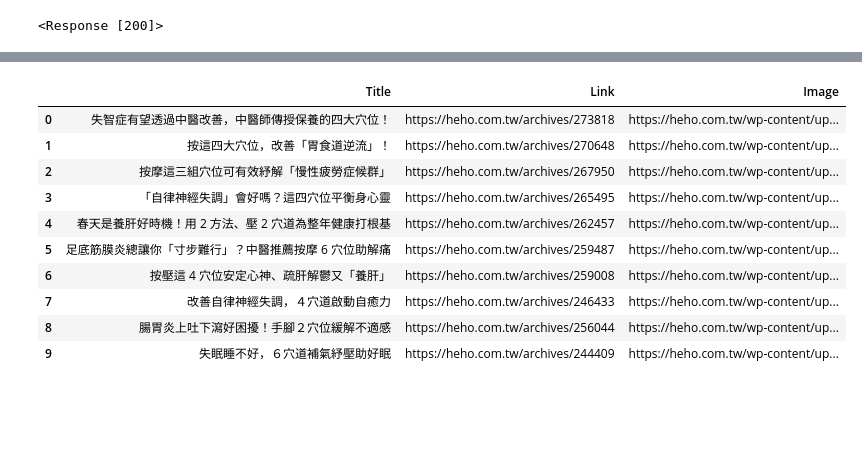
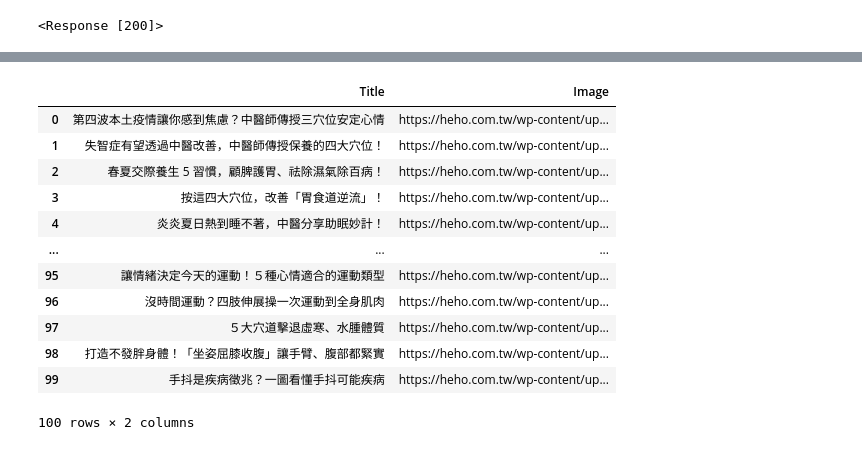
Before and after one commit to Lilyqq/PL, a Jupyter notebook: Dr.P/heho_Info_1.ipynb, the cells around one changed output, grey strips where cells are left out. Saved outputs shown, nothing was run; the diff lists cells and outputs as text; code cells hidden in the pictures; blank space fills up the shorter version.

```diff
--- a/Dr.P/heho_Info_1.ipynb
+++ b/Dr.P/heho_Info_1.ipynb
@@ -203,4 +174,6 @@ df
 # %%
+#先抓10頁的內容測試看看可不可以正確抓到資料
+
 import bs4
 max_pages = 10
 for page in range(1, max_pages + 1):
@@ -214,26 +187,21 @@ for page in range(1, max_pages + 1):
     root = bs4.BeautifulSoup(response.text, "html.parser")
 
     titles = root.find_all("h5", class_="post-title is-large")
-    links = root.find_all("a", class_="plain")
+
     images = root.find_all("img", class_="lazy-load attachment-medium size-medium wp-post-image")
 
-    for t, l, img  in zip(titles, links, images):
+    for t, img  in zip(titles, images):
 
-        if any(keyword in t.text for keyword in keywords):
+        # 標題
+        print("標題:", t.text)
 
-            # 標題
-            print("標題:", t.text)
 
-            # 連結
-            link = l.get('href')
-            print("連結:", link)
+        # 圖片
+        image = img.get('data-src')
+        if image is not None:
+            print("圖片:", image)
 
-            # 圖片
-            image = img.get('data-src')
-            if image is not None:
-                print("圖片:", image)
-
-            print()
+        print()
 
     print("-------------------第", page,"頁-------------------")
     print()
@@ -256,43 +224,45 @@ for page in range(1, max_pages + 1):
 
 -------------------第 10 頁-------------------
 # %%
+#試著把抓下來的資料放進Dataframe裡以利後續資料整理
+
 data1 = []
 
 for page in range(1, max_pages + 1):
     # 構造每一頁的URL
     page_url = f"{url}/page/{page}"  # 根據網站的實際URL結構進行調整
 
     # 發送HTTP請求獲取網頁內容
     response = requests.get(page_url)
 
     # 使用BeautifulSoup解析網頁內容
     root = bs4.BeautifulSoup(response.text, "html.parser")
 
     titles = root.find_all("h5", class_="post-title is-large")
-    links = root.find_all("a", class_="plain")
+
     images = root.find_all("img", class_="lazy-load attachment-medium size-medium wp-post-image")
 
-    for t, l, img  in zip(titles, links, images):
+    for t, img  in zip(titles, images):
 
-        if any(keyword in t.text for keyword in keywords):
+        title = t.text
 
-            title = t.text
-            link = l.get('href')
-            image = img.get('data-src')
+        image = img.get('data-src')
 
-            data1.append([title, link, image])
+        data1.append([title, image])
 
-df = pd.DataFrame(data1, columns=['Title', 'Link', 'Image'])
-df.head(10)
+df = pd.DataFrame(data1, columns=['Title', 'Image'])
+df
 # %% [output]
-|  | Title | Link | Image |
-| 0 | 失智症有望透過中醫改善，中醫師傳授保養的四大穴位！ | https://heho.com.tw/archives/273818 | https://heho.com.tw/wp-content/up... |
-| 1 | 按這四大穴位，改善「胃食道逆流」！ | https://heho.com.tw/archives/270648 | https://heho.com.tw/wp-content/up... |
-| 2 | 按摩這三組穴位可有效紓解「慢性疲勞症候群」 | https://heho.com.tw/archives/267950 | https://heho.com.tw/wp-content/up... |
-| 3 | 「自律神經失調」會好嗎？這四穴位平衡身心靈 | https://heho.com.tw/archives/265495 | https://heho.com.tw/wp-content/up... |
-| 4 | 春天是養肝好時機！用 2 方法、壓 2 穴道為整年健康打根基 | https://heho.com.tw/archives/262457 | https://heho.com.tw/wp-content/up... |
-| 5 | 足底筋膜炎總讓你「寸步難行」？中醫推薦按摩 6 穴位助解痛 | https://heho.com.tw/archives/259487 | https://heho.com.tw/wp-content/up... |
-| 6 | 按壓這 4 穴位安定心神、疏肝解鬱又「養肝」 | https://heho.com.tw/archives/259008 | https://heho.com.tw/wp-content/up... |
-| 7 | 改善自律神經失調，４穴道啟動自癒力 | https://heho.com.tw/archives/246433 | https://heho.com.tw/wp-content/up... |
-| 8 | 腸胃炎上吐下瀉好困擾！手腳２穴位緩解不適感 | https://heho.com.tw/archives/256044 | https://heho.com.tw/wp-content/up... |
-| 9 | 失眠睡不好，６穴道補氣紓壓助好眠 | https://heho.com.tw/archives/244409 | https://heho.com.tw/wp-content/up... |
+|  | Title | Image |
+| 0 | 第四波本土疫情讓你感到焦慮？中醫師傳授三穴位安定心情 | https://heho.com.tw/wp-content/up... |
+| 1 | 失智症有望透過中醫改善，中醫師傳授保養的四大穴位！ | https://heho.com.tw/wp-content/up... |
+| 2 | 春夏交際養生 5 習慣，顧脾護胃、祛除濕氣除百病！ | https://heho.com.tw/wp-content/up... |
+| 3 | 按這四大穴位，改善「胃食道逆流」！ | https://heho.com.tw/wp-content/up... |
+| 4 | 炎炎夏日熱到睡不著，中醫分享助眠妙計！ | https://heho.com.tw/wp-content/up... |
+| ... | ... | ... |
+| 95 | 讓情緒決定今天的運動！５種心情適合的運動類型 | https://heho.com.tw/wp-content/up... |
+| 96 | 沒時間運動？四肢伸展操一次運動到全身肌肉 | https://heho.com.tw/wp-content/up... |
+| 97 | ５大穴道擊退虛寒、水腫體質 | https://heho.com.tw/wp-content/up... |
+| 98 | 打造不發胖身體！「坐姿屈膝收腹」讓手臂、腹部都緊實 | https://heho.com.tw/wp-content/up... |
+| 99 | 手抖是疾病徵兆？一圖看懂手抖可能疾病 | https://heho.com.tw/wp-content/up... |
+100 rows × 2 columns
```
Also changed, not shown: parts of 24 cells of this notebook, 11 other files.
